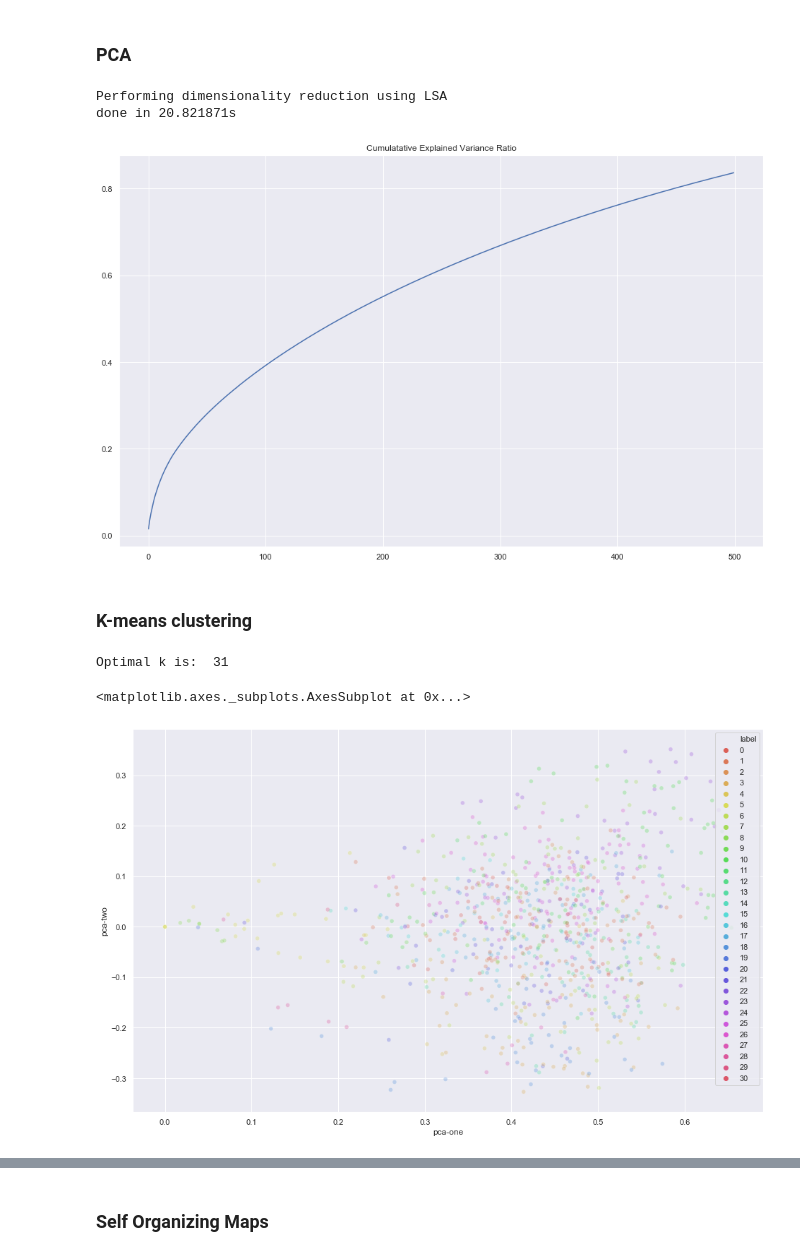
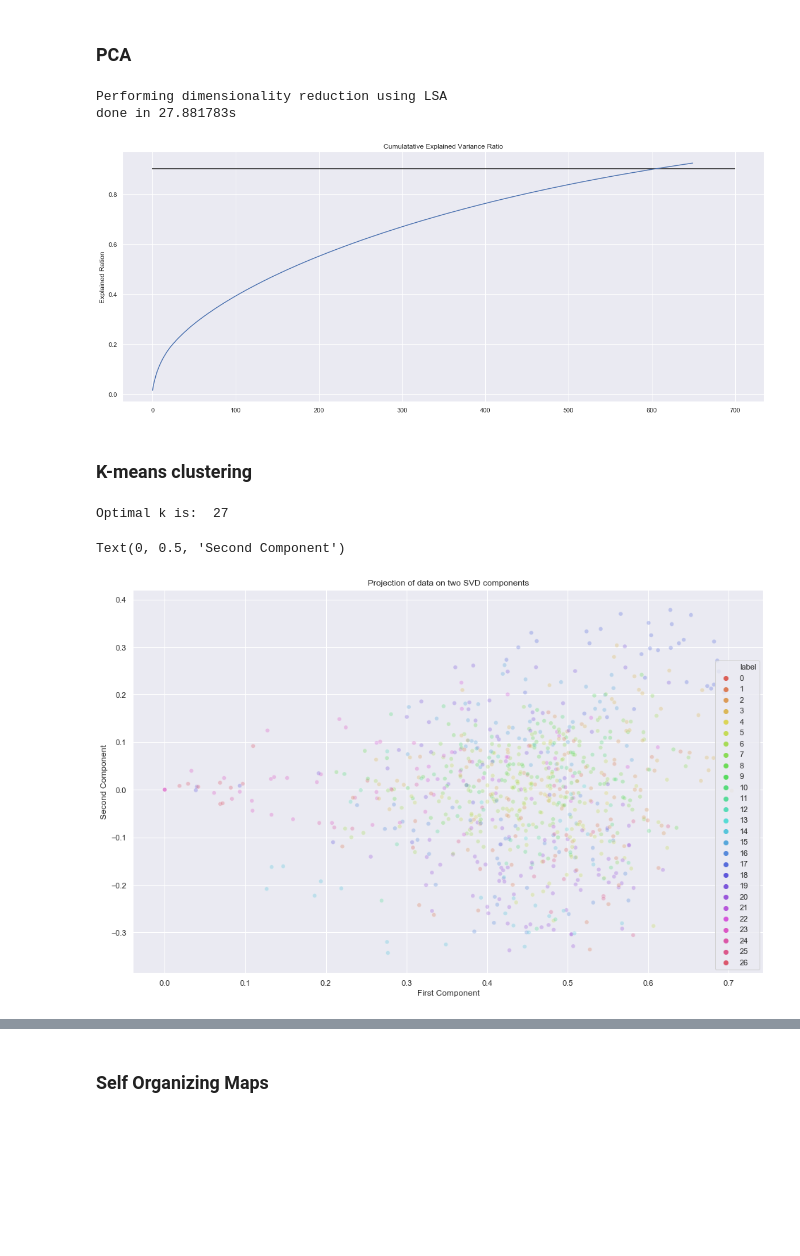
Before and after one commit to carlomarxdk/danish-parlament-text, a Jupyter notebook: 3_TF_IDF.ipynb, the cells around one changed output, grey strips where cells are left out. Cells and saved outputs as stored; diff of their text form; code cells hidden in the pictures; blank space fills up the shorter version.

```diff
--- a/3_TF_IDF.ipynb
+++ b/3_TF_IDF.ipynb
@@ -96,29 +96,31 @@ df_x.sample(2)
 # %%
 print("Performing dimensionality reduction using LSA")
 t0 = time.time()
 # Vectorizer results are normalized, which makes KMeans behave as
 # spherical k-means for better results. Since LSA/SVD results are
 # not normalized, we have to redo the normalization.
-svd = TruncatedSVD(n_components=500, n_iter=100)
-#normalizer = Normalizer(copy=False)
-#lsa = make_pipeline(svd, normalizer)
-#pca_result = lsa.fit_transform(df_x.iloc[:,:10000])
+svd = TruncatedSVD(n_components=650, n_iter=100)
+normalizer = Normalizer(copy=False)
+lsa = make_pipeline(svd, normalizer)
+pca_result = lsa.fit_transform(df_x.iloc[:,:5000])
 
 
-pca_result = svd.fit_transform(df_x.iloc[:,:5000])
+#pca_result = svd.fit_transform(df_x.iloc[:,:5000])
 df_x['pca-one'] = pca_result[:,0]
 df_x['pca-two'] = pca_result[:,1]
 df_x['pca-three'] = pca_result[:,2]#
 
 print("done in %fs" % (time.time() - t0))
-plt.figure(figsize=(16,10))
+plt.figure(figsize=(20,8))
 plt.title('Cumulatative Explained Variance Ratio')
 plt.plot(np.cumsum(svd.explained_variance_ratio_))
+plt.hlines(0.9, xmin=-1, xmax=700)
+plt.ylabel('Explained Ration')
 plt.show()
 # %% [output]
 Performing dimensionality reduction using LSA
-done in 20.821871s
+done in 27.881783s
-[figure, old version]
+[figure, new version]
 # %% [markdown]
 ### K-means clustering
 # %%
@@ -126,9 +128,9 @@ done in 20.821871s
 k, gapdf = optimalK(pca_result, nrefs=5, maxClusters=33)
 print ('Optimal k is: ', k)
 # %% [output]
-Optimal k is:  31
+Optimal k is:  27
 # %%
-clustering = KMeans(n_clusters=31, n_init=100, max_iter=2000, algorithm='full').fit(pca_result)
+clustering = KMeans(n_clusters=27, n_init=100, max_iter=2000, algorithm='full').fit(pca_result)
 df_x['label'] = clustering.labels_
 
 plt.figure(figsize=(16,10))
@@ -138,10 +140,13 @@ sns.scatterplot(
     palette=sns.color_palette("hls", np.max(clustering.labels_)+1),
     data=df_x,
     legend="full",
-    alpha=0.3
+    alpha=0.3,
 )
+plt.title('Projection of data on two SVD components')
+plt.xlabel('First Component')
+plt.ylabel('Second Component')
 # %% [output]
-<matplotlib.axes._subplots.AxesSubplot at 0x...>
+Text(0, 0.5, 'Second Component')
-[figure, old version]
+[figure, new version]
 # %%
 plt.figure(figsize=(16,10))
```
Also changed, not shown: parts of 8 cells of this notebook, 3 other files.
